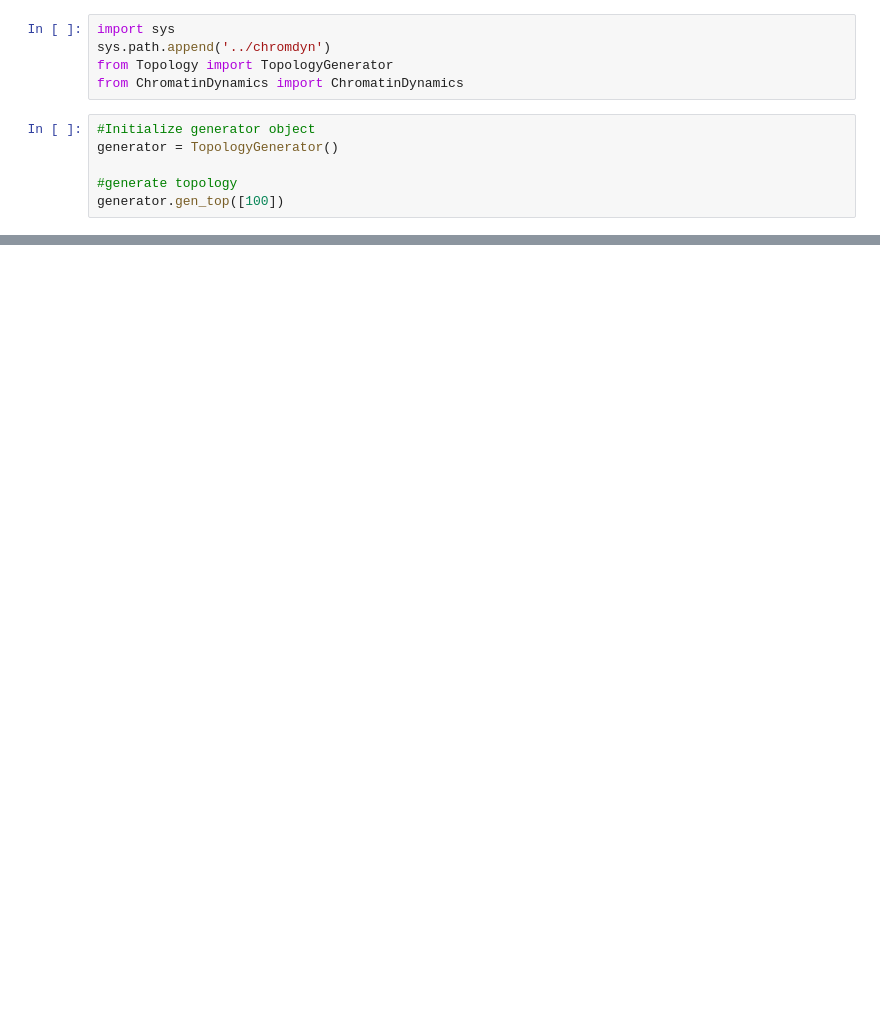
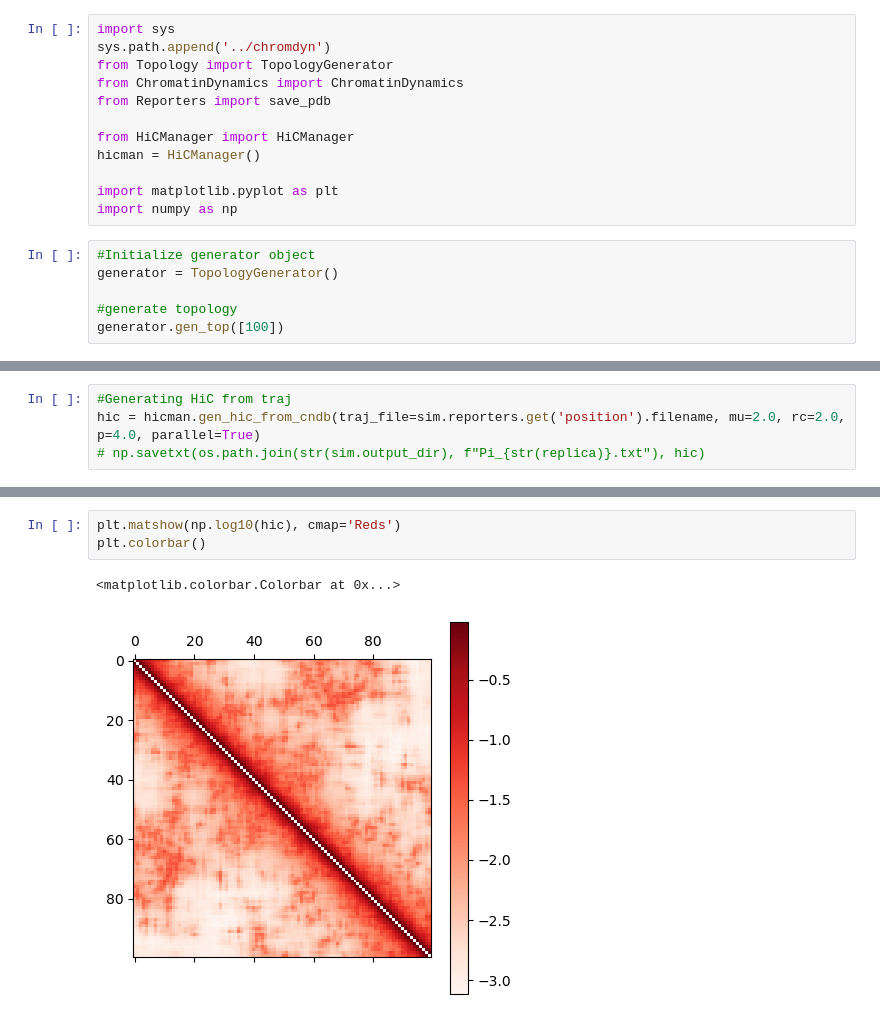
Before and after one commit to s-brahmachari/chromdyn, a Jupyter notebook: notebooks/Tutorial_Simulation.ipynb, the cells around one changed output, grey strips where cells are left out. Drawn from its saved outputs; the diff is of its cells as text; blank space fills up the shorter version.

```diff
--- a/notebooks/Tutorial_Simulation.ipynb
+++ b/notebooks/Tutorial_Simulation.ipynb
@@ -3,6 +3,13 @@ import sys
 sys.path.append('../chromdyn')
 from Topology import TopologyGenerator
 from ChromatinDynamics import ChromatinDynamics
+from Reporters import save_pdb
+
+from HiCManager import HiCManager
+hicman = HiCManager()
+
+import matplotlib.pyplot as plt
+import numpy as np
 # %%
 #Initialize generator object
 generator = TopologyGenerator()
@@ -93,0 +121,4 @@ sim.run(10_000, report=True)
+# %%
+#Generating HiC from traj
+hic = hicman.gen_hic_from_cndb(traj_file=sim.reporters.get('position').filename, mu=2.0, rc=2.0, p=4.0, parallel=True)
+# np.savetxt(os.path.join(str(sim.output_dir), f"Pi_{str(replica)}.txt"), hic)
@@ -93,0 +130,6 @@ sim.run(10_000, report=True)
+# %%
+plt.matshow(np.log10(hic), cmap='Reds')
+plt.colorbar()
+# %% [output]
+<matplotlib.colorbar.Colorbar at 0x...>
+[figure, added]
```
Also changed, not shown: parts of 9 cells of this notebook, 6 other files.
